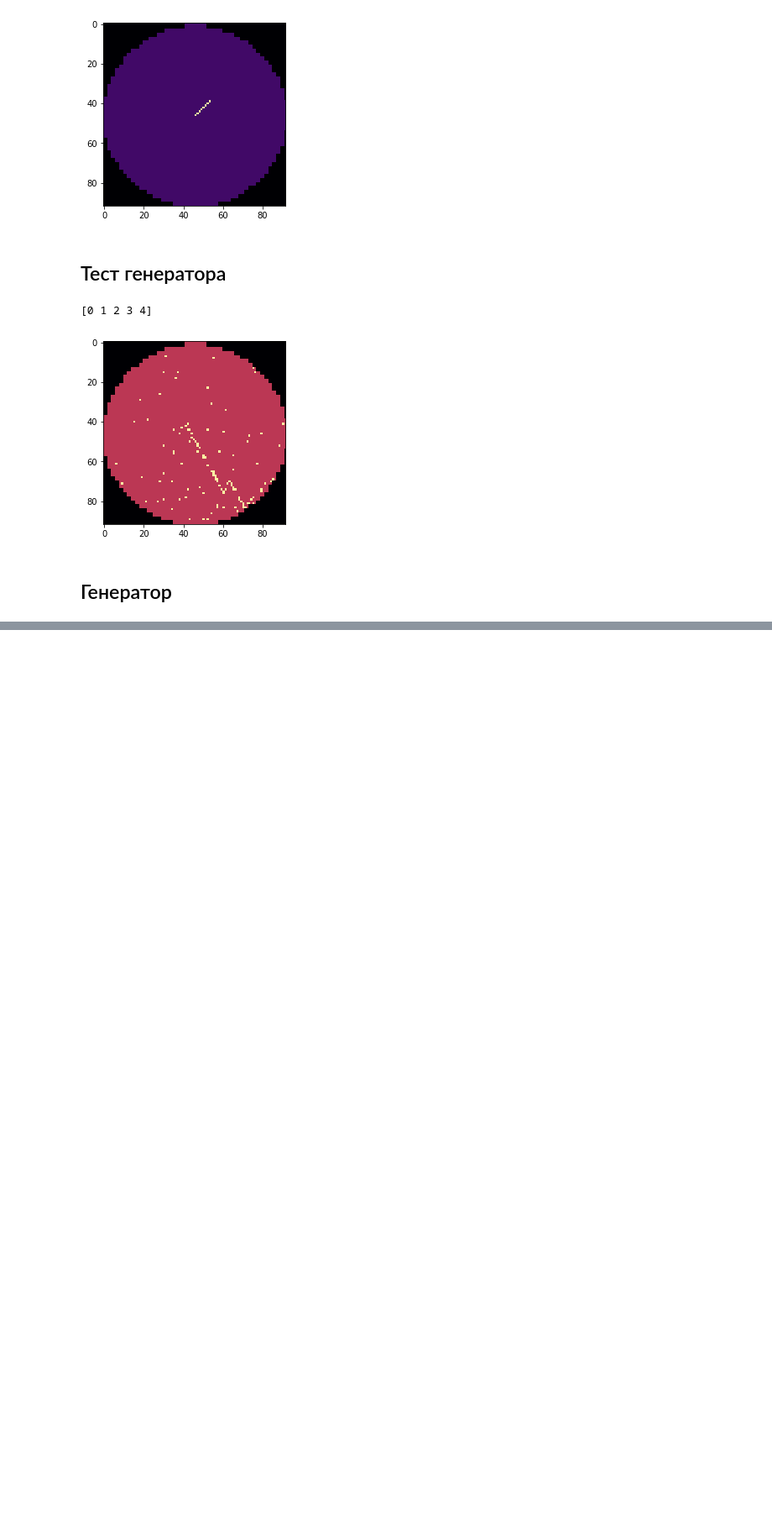
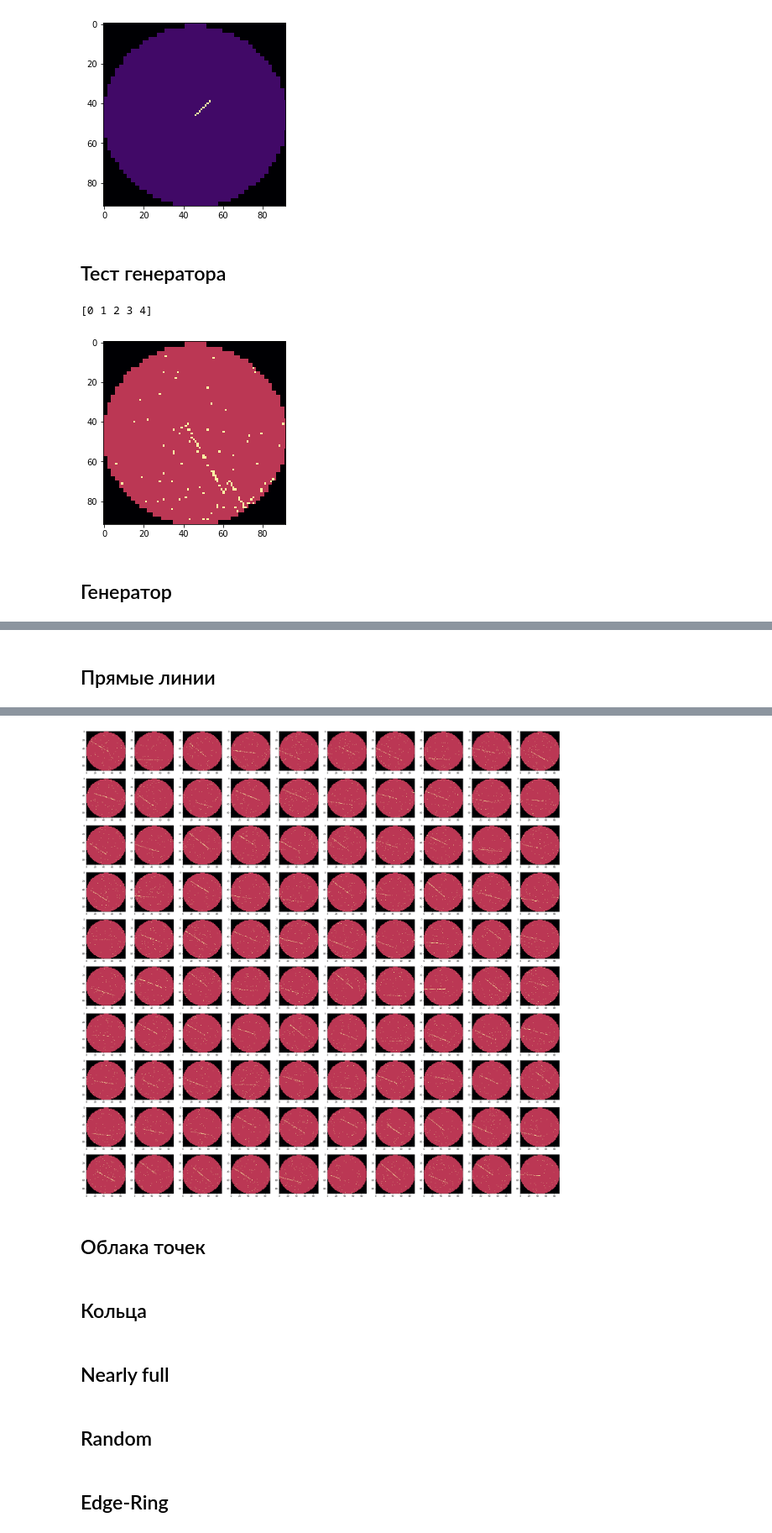
Before and after one commit to Keleas/Wafer_maps, a Jupyter notebook: Wafer_card_synthesis.ipynb, the cells around one changed output, grey strips where cells are left out. Shown at 84% size. Cells and saved outputs as stored; diff of their text form; code cells hidden in the pictures; blank space fills up the shorter version.

```diff
--- a/Wafer_card_synthesis.ipynb
+++ b/Wafer_card_synthesis.ipynb
@@ -802,0 +807,26 @@ Wall time: 940 ms
+# %% [markdown]
+## Прямые линии
+# %%
+%%time
+
+N_POINT = 100
+
+L0 = np.random.randint(40, 55, size=N_POINT)
+
+XC = np.random.randint(46, 70, size=N_POINT)
+delta_xc = np.zeros(N_POINT)
+XC = np.vstack((XC, delta_xc))
+xc = np.array([[XC[0,i], XC[1,i]] for i in range(XC.shape[1])])
+
+YC = np.random.randint(46, 70, size=N_POINT)
+delta_yc = np.zeros(N_POINT)
+YC = np.vstack((YC, delta_yc))
+yc = np.array([[YC[0,i], YC[1,i]] for i in range(YC.shape[1])])
+
+angle1 = np.random.randint(-130, -90, size=N_POINT) * np.pi/180
+angle = np.vstack((angle1, angle1))
+angle = np.array([[angle[0,i], angle[1,i]] for i in range(angle.shape[1])])
+
+angle.shape, xc.shape, yc.shape, L0.shape
+sawtooth_line(xc, yc, L0, angle, line_count=2)
+# %% [output]
@@ -802,0 +834,11 @@ Wall time: 940 ms
+[figure, added]
+# %% [markdown]
+## Облака точек
+# %% [markdown]
+## Кольца
+# %% [markdown]
+## Nearly full
+# %% [markdown]
+## Random
+# %% [markdown]
+## Edge-Ring
```
Also changed, not shown: parts of 5 cells of this notebook, 1 other file.
